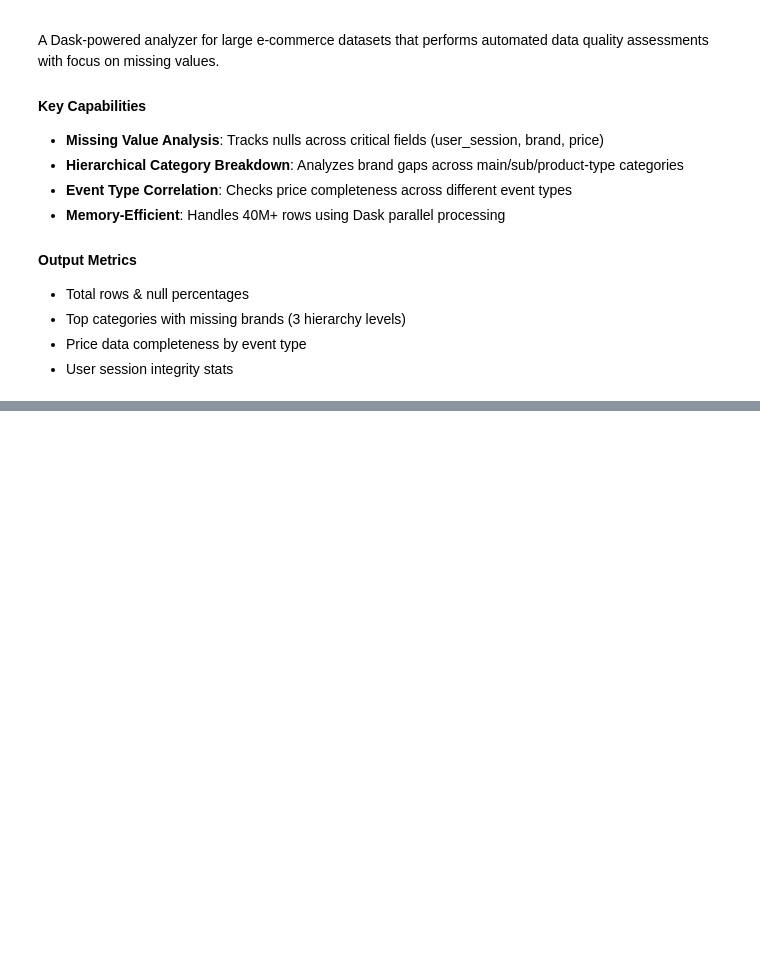
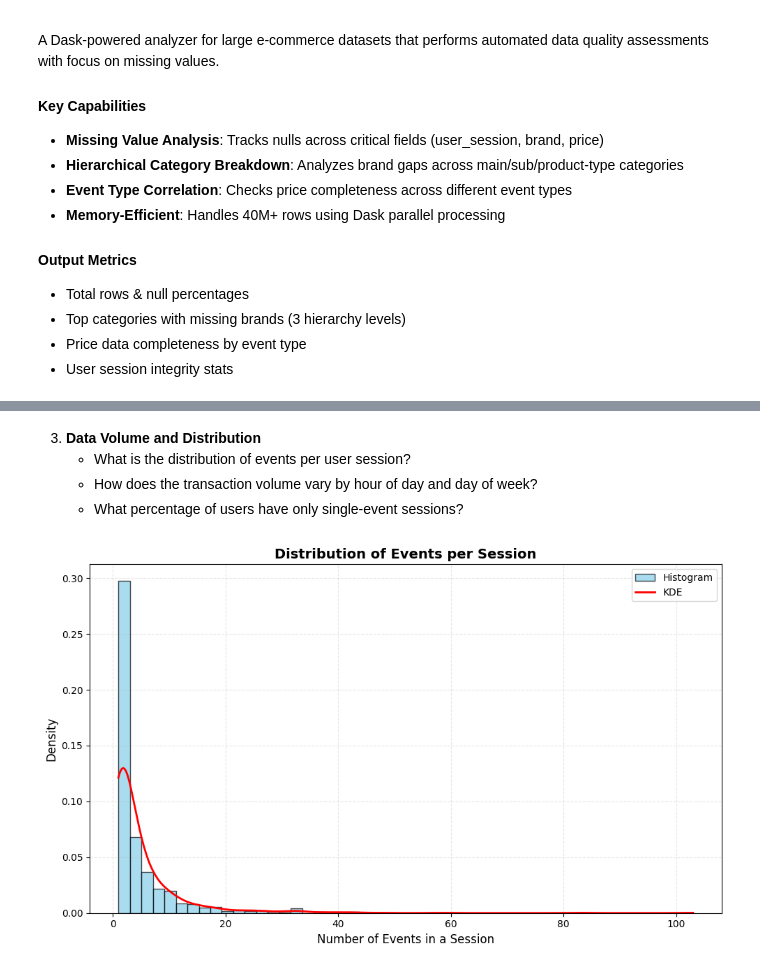
Before and after one commit to Tovix/E-commerceCustomerBehaviorAnalysis, a Jupyter notebook: notebooks/01_data_cleaning.ipynb, the cells around one changed output, grey strips where cells are left out. Drawn from its saved outputs; the diff is of its cells as text; code cells hidden in the pictures; blank space fills up the shorter version.

Commit message:
Finished Solving Data Cleaning Task 1.1

```diff
--- a/notebooks/01_data_cleaning.ipynb
+++ b/notebooks/01_data_cleaning.ipynb
@@ -325,0 +473,11 @@ The Category-Aware approach ensures we handle missing brand data in a way that a
+# %% [markdown]
+3. **Data Volume and Distribution**
+   - What is the distribution of events per user session?
+   - How does the transaction volume vary by hour of day and day of week?
+   - What percentage of users have only single-event sessions?
+# %%
+rawDataAnalysis = DataRawAnalysis("/home/tovix/projects/E-commerceCustomerBehaviorAnalysis/data/raw/2019_nov_prqt/*.parquet")
+rawDataAnalysis.getEventPerSessionDistrub(sample_size=1000)
+del rawDataAnalysis
+# %% [output]
+[figure, added]
```
Also changed, not shown: parts of 24 cells of this notebook.
